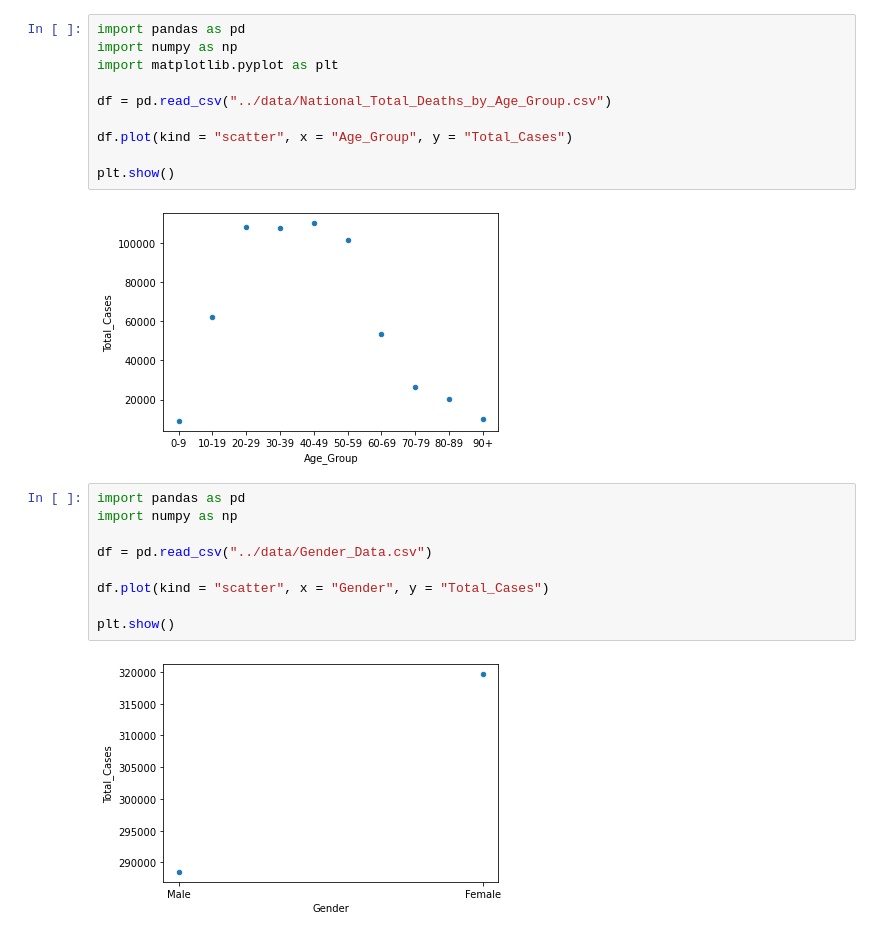
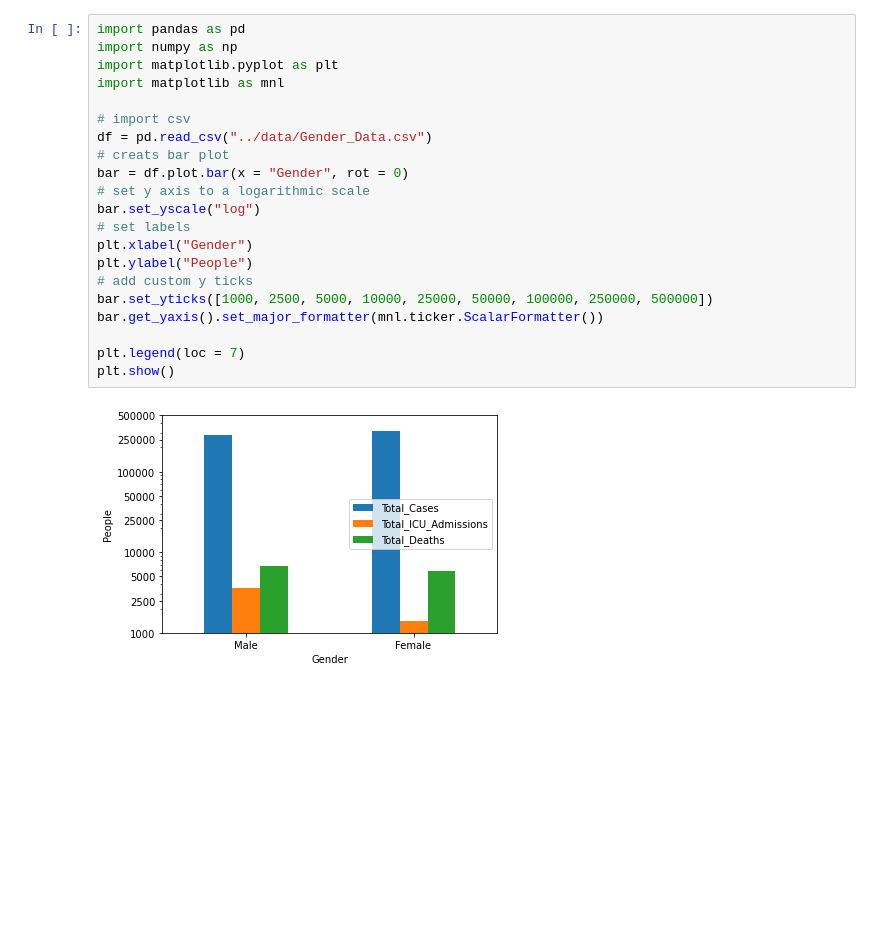
Before and after one commit to IluminEXQ/dataanalysprojekt-johanna-palborg, a Jupyter notebook: code/file.ipynb, the cells around one changed output. Drawn from its saved outputs; the diff is of its cells as text; blank space fills up the shorter version.

```diff
--- a/code/file.ipynb
+++ b/code/file.ipynb
@@ -1,23 +1,23 @@
-# %%
-import pandas as pd
-import numpy as np
-import matplotlib.pyplot as plt
-
-df = pd.read_csv("../data/National_Total_Deaths_by_Age_Group.csv")
-
-df.plot(kind = "scatter", x = "Age_Group", y = "Total_Cases")
-
-plt.show()
-# %% [output]
-[figure, removed]
-# %%
-import pandas as pd
-import numpy as np
-
-df = pd.read_csv("../data/Gender_Data.csv")
-
-df.plot(kind = "scatter", x = "Gender", y = "Total_Cases")
-
-plt.show()
-# %% [output]
-[figure, removed]
+# %%
+import pandas as pd
+import numpy as np
+import matplotlib.pyplot as plt
+import matplotlib as mnl
+
+# import csv
+df = pd.read_csv("../data/Gender_Data.csv")
+# creats bar plot
+bar = df.plot.bar(x = "Gender", rot = 0)
+# set y axis to a logarithmic scale
+bar.set_yscale("log")
+# set labels
+plt.xlabel("Gender")
+plt.ylabel("People")
+# add custom y ticks
+bar.set_yticks([1000, 2500, 5000, 10000, 25000, 50000, 100000, 250000, 500000])
+bar.get_yaxis().set_major_formatter(mnl.ticker.ScalarFormatter())
+
+plt.legend(loc = 7)
+plt.show()
+# %% [output]
+[figure, added]
```
Also changed, not shown: parts of 1 cell of this notebook.
